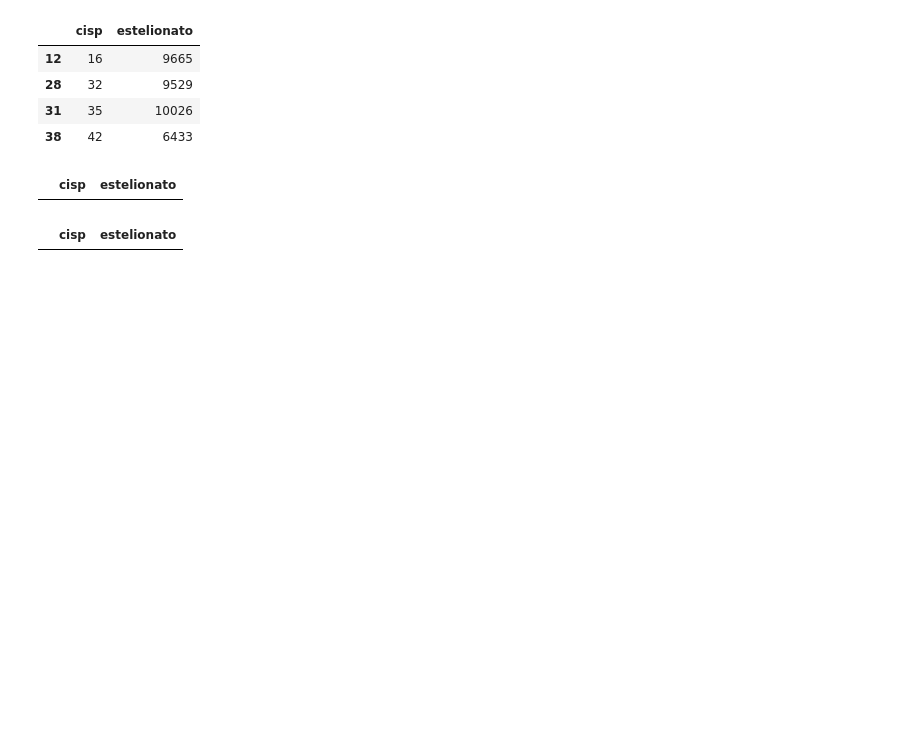
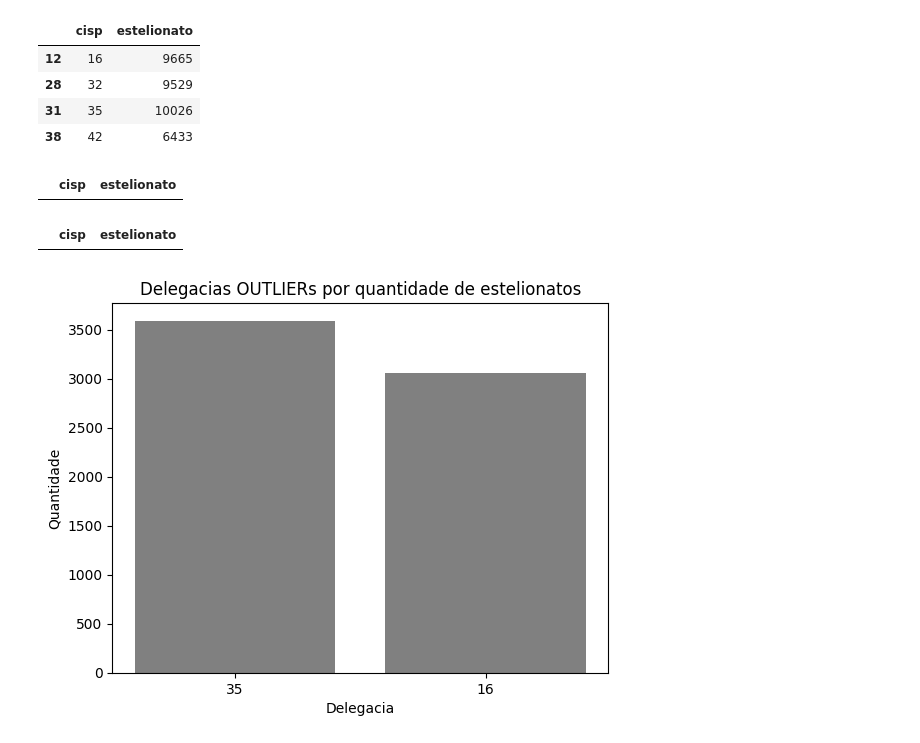
Before and after one commit to pjunior77/Repo_Senac_BigData, a Jupyter notebook: Aula14_AtividadePraticaComparativoGestao.ipynb, the cells around one changed output. Cells and saved outputs as stored; diff of their text form; code cells hidden in the pictures; blank space fills up the shorter version.

```diff
--- a/Aula14_AtividadePraticaComparativoGestao.ipynb
+++ b/Aula14_AtividadePraticaComparativoGestao.ipynb
@@ -236,3 +237,26 @@ dbMenoresOutliersGestAtual
 # RESPOSTA:
 #  Sim, duas delegacias (32 e 42) passaram a ser consideradas OUTLIERs em relação à gestão anterior.
 ########################################################################################################################
+# %%
+#########################################################################################################
+#GESTÃO ANTERIOR
+#########################################################################################################
+
+#Ordeno os dados
+dbMaioresOutliersGestAnterior = dbMaioresOutliersGestAnterior.sort_values('estelionato', ascending=False)
+
+#Transformo a coluna cisp de INT para STRING
+dbMaioresOutliersGestAnterior['cisp'] = dbMaioresOutliersGestAnterior['cisp'].astype(str)
+
+#Gero o gráfico
+delegacias = dbMaioresOutliersGestAnterior['cisp']
+qtdeEstelionato = dbMaioresOutliersGestAnterior['estelionato']
+
+plt.bar(delegacias, qtdeEstelionato, color='gray')
+plt.title('Delegacias OUTLIERs por quantidade de estelionatos')
+plt.xlabel('Delegacia')
+plt.ylabel('Quantidade')
+plt.grid(False)
+plt.show()
+# %% [output]
+[figure, added]
```
Also changed, not shown: parts of 2 cells of this notebook, 7 other files.
